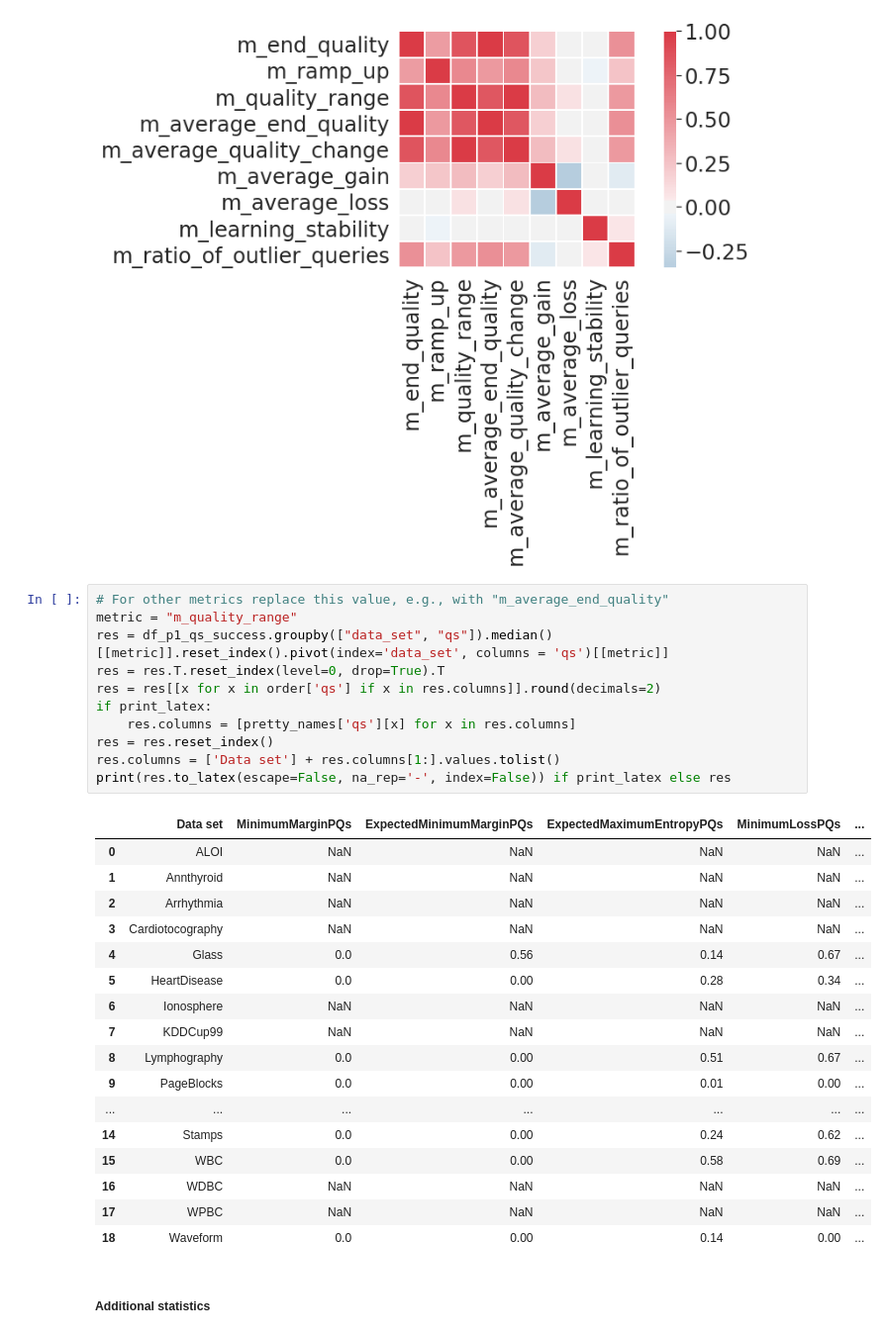
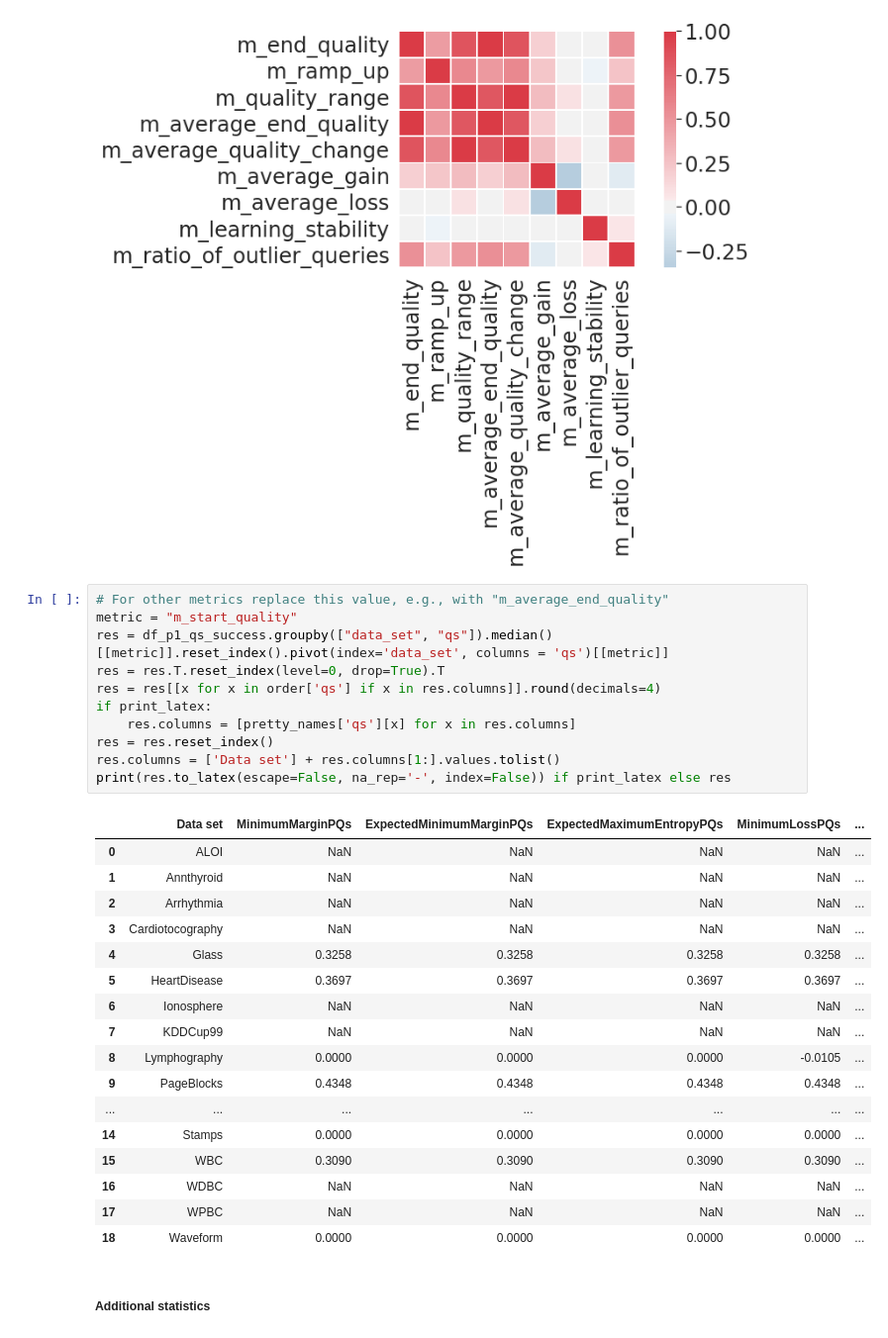
Before and after one commit to kit-dbis/ocal-evaluation, a Jupyter notebook: notebooks/evaluation_part1.ipynb, the cells around one changed output. Shown: that part at 99% size. Cells and saved outputs as stored; diff of their text form.

```diff
--- a/notebooks/evaluation_part1.ipynb
+++ b/notebooks/evaluation_part1.ipynb
@@ -376,32 +376,32 @@ _ = pretty_plot('Correlation Qs', f=sns.heatmap, data=corr, center=0, square=Tru
 [figure]
 # %%
 # For other metrics replace this value, e.g., with "m_average_end_quality"
-metric = "m_quality_range"
+metric = "m_start_quality"
 res = df_p1_qs_success.groupby(["data_set", "qs"]).median()[[metric]].reset_index().pivot(index='data_set', columns = 'qs')[[metric]]
 res = res.T.reset_index(level=0, drop=True).T
-res = res[[x for x in order['qs'] if x in res.columns]].round(decimals=2)
+res = res[[x for x in order['qs'] if x in res.columns]].round(decimals=4)
 if print_latex:
     res.columns = [pretty_names['qs'][x] for x in res.columns]
 res = res.reset_index()
 res.columns = ['Data set'] + res.columns[1:].values.tolist()
 print(res.to_latex(escape=False, na_rep='-', index=False)) if print_latex else res
 # %% [output]
 |  | Data set | MinimumMarginPQs | ExpectedMinimumMarginPQs | ExpectedMaximumEntropyPQs | MinimumLossPQs | ... |
 | 0 | ALOI | NaN | NaN | NaN | NaN | ... |
 | 1 | Annthyroid | NaN | NaN | NaN | NaN | ... |
 | 2 | Arrhythmia | NaN | NaN | NaN | NaN | ... |
 | 3 | Cardiotocography | NaN | NaN | NaN | NaN | ... |
-| 4 | Glass | 0.0 | 0.56 | 0.14 | 0.67 | ... |
-| 5 | HeartDisease | 0.0 | 0.00 | 0.28 | 0.34 | ... |
+| 4 | Glass | 0.3258 | 0.3258 | 0.3258 | 0.3258 | ... |
+| 5 | HeartDisease | 0.3697 | 0.3697 | 0.3697 | 0.3697 | ... |
 | 6 | Ionosphere | NaN | NaN | NaN | NaN | ... |
 | 7 | KDDCup99 | NaN | NaN | NaN | NaN | ... |
-| 8 | Lymphography | 0.0 | 0.00 | 0.51 | 0.67 | ... |
-| 9 | PageBlocks | 0.0 | 0.00 | 0.01 | 0.00 | ... |
+| 8 | Lymphography | 0.0000 | 0.0000 | 0.0000 | -0.0105 | ... |
+| 9 | PageBlocks | 0.4348 | 0.4348 | 0.4348 | 0.4348 | ... |
 | ... | ... | ... | ... | ... | ... | ... |
-| 14 | Stamps | 0.0 | 0.00 | 0.24 | 0.62 | ... |
-| 15 | WBC | 0.0 | 0.00 | 0.58 | 0.69 | ... |
+| 14 | Stamps | 0.0000 | 0.0000 | 0.0000 | 0.0000 | ... |
+| 15 | WBC | 0.3090 | 0.3090 | 0.3090 | 0.3090 | ... |
 | 16 | WDBC | NaN | NaN | NaN | NaN | ... |
 | 17 | WPBC | NaN | NaN | NaN | NaN | ... |
-| 18 | Waveform | 0.0 | 0.00 | 0.14 | 0.00 | ... |
+| 18 | Waveform | 0.0000 | 0.0000 | 0.0000 | 0.0000 | ... |
 # %% [markdown]
 ##### Additional statistics
```
Also changed, not shown: parts of 8 cells of this notebook, 3 other files.
